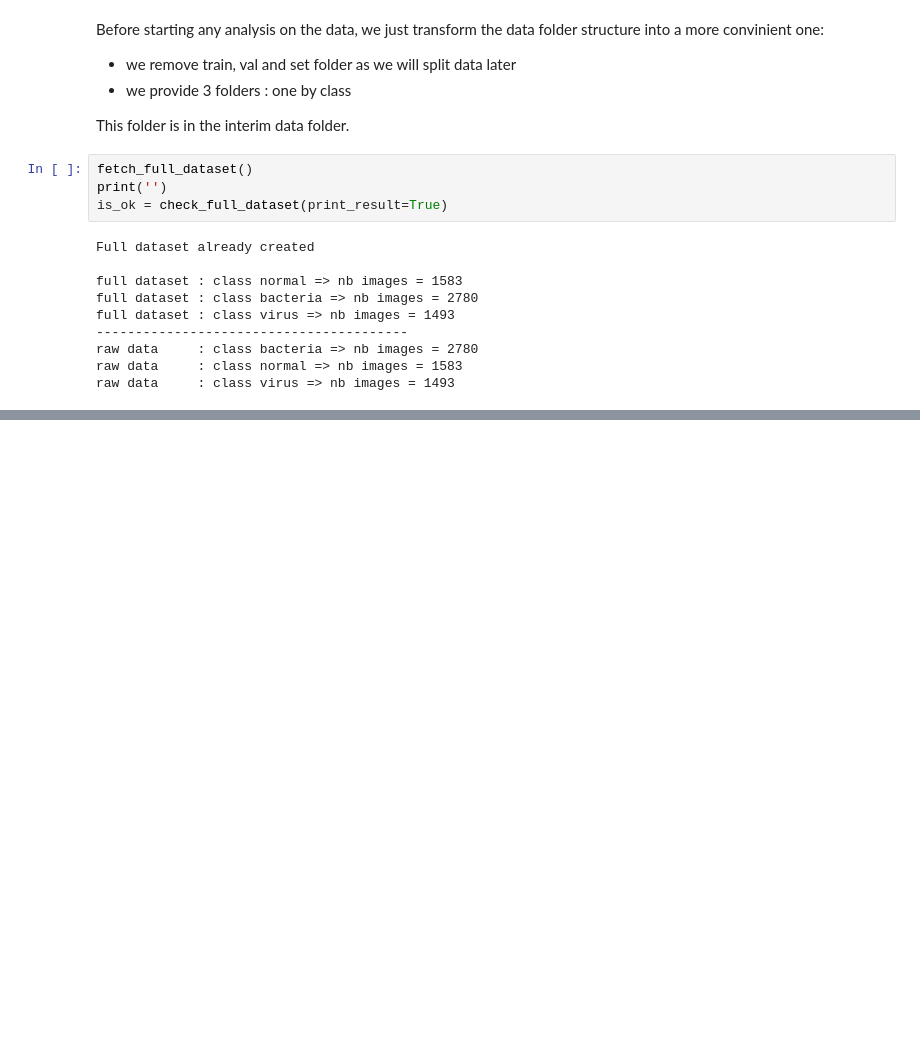
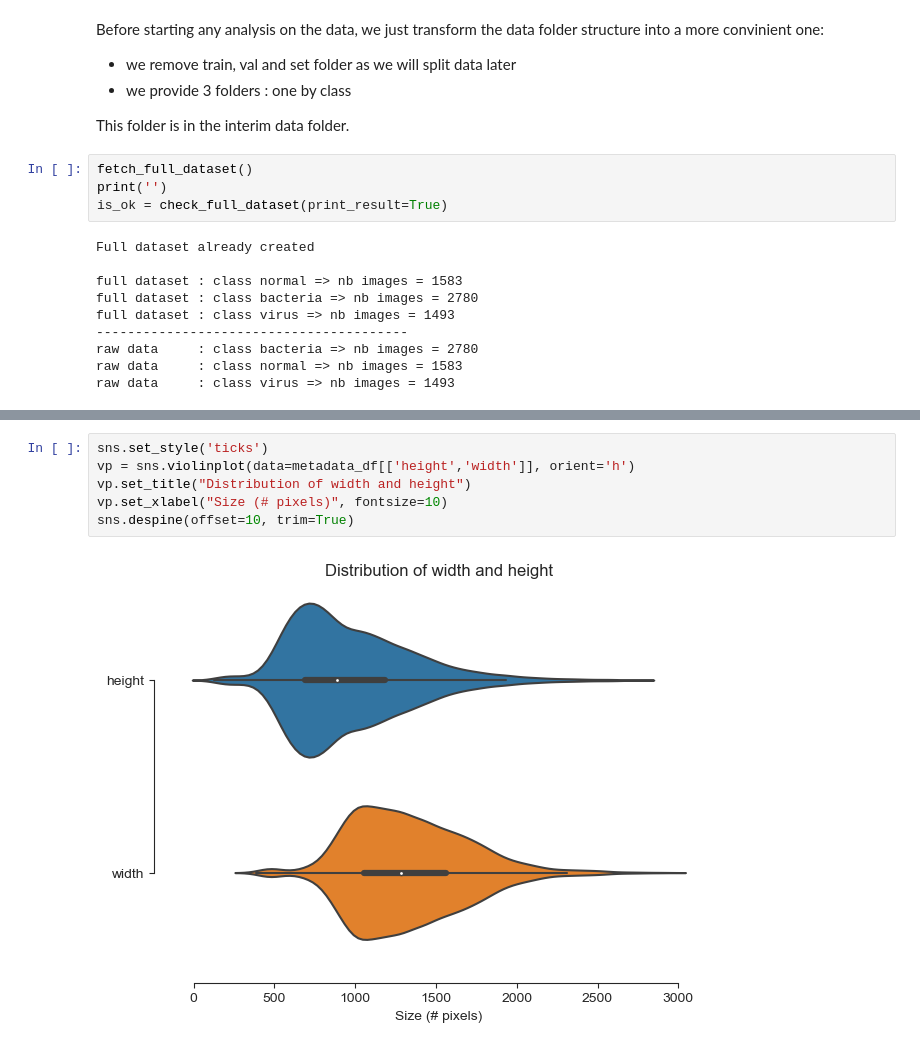
Before and after one commit to dailoht/Epitech_Zoidberg2.0, a Jupyter notebook: notebooks/data_processing/pab-analyze_full_db.ipynb, the cells around one changed output, grey strips where cells are left out. Saved outputs shown, nothing was run; the diff lists cells and outputs as text; blank space fills up the shorter version.

Commit message:
metadata analysis

```diff
--- a/notebooks/data_processing/pab-analyze_full_db.ipynb
+++ b/notebooks/data_processing/pab-analyze_full_db.ipynb
@@ -86,0 +129,8 @@ display 2 images per label
+# %%
+sns.set_style('ticks')
+vp = sns.violinplot(data=metadata_df[['height','width']], orient='h')
+vp.set_title("Distribution of width and height")
+vp.set_xlabel("Size (# pixels)", fontsize=10)
+sns.despine(offset=10, trim=True)
+# %% [output]
+[figure, added]
```
Also changed, not shown: parts of 22 cells of this notebook, 2 other files.
